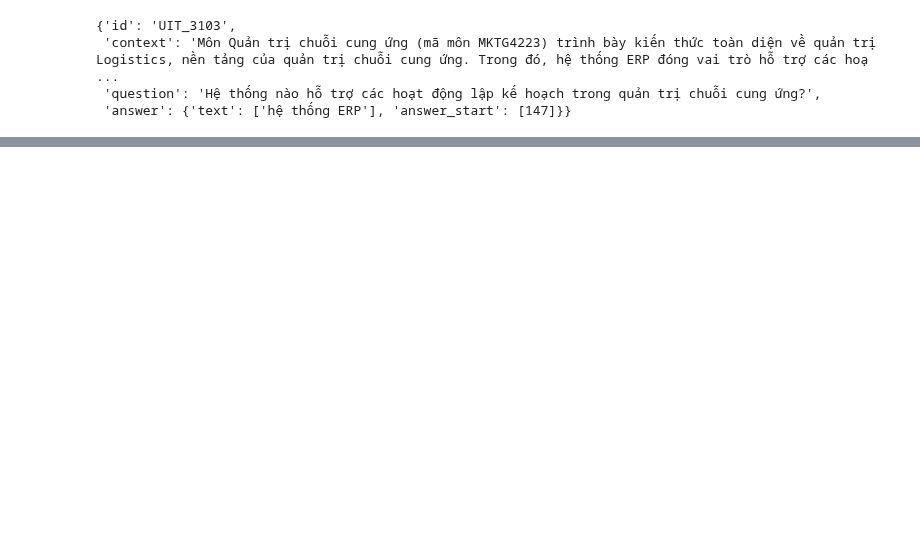
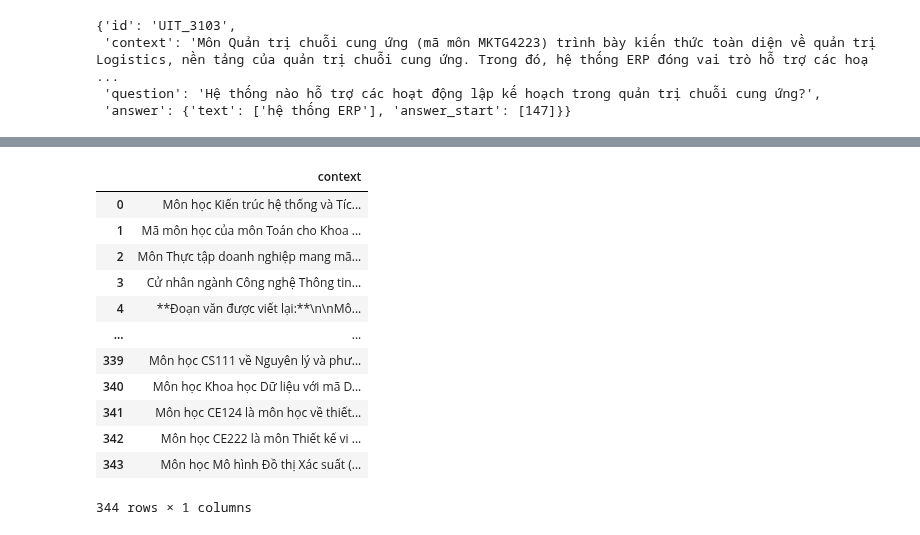
Before and after one commit to NBTailee/RAG_UIT_project, a Jupyter notebook: data_processing.ipynb, the cells around one changed output, grey strips where cells are left out. Drawn from its saved outputs; the diff is of its cells as text; code cells hidden in the pictures; blank space fills up the shorter version.

```diff
--- a/data_processing.ipynb
+++ b/data_processing.ipynb
@@ -23,0 +73,20 @@ idx
+# %%
+new_df = df[df.duplicated() == False].reset_index()
+# %%
+new_df.drop(columns=["index"], axis=1,inplace=True)
+# %%
+new_df
+# %% [output]
+|  | context |
+| 0 | Môn học Kiến trúc hệ thống và Tíc... |
+| 1 | Mã môn học của môn Toán cho Khoa ... |
+| 2 | Môn Thực tập doanh nghiệp mang mã... |
+| 3 | Cử nhân ngành Công nghệ Thông tin... |
+| 4 | **Đoạn văn được viết lại:**\n\nMô... |
+| ... | ... |
+| 339 | Môn học CS111 về Nguyên lý và phư... |
+| 340 | Môn học Khoa học Dữ liệu với mã D... |
+| 341 | Môn học CE124 là môn học về thiết... |
+| 342 | Môn học CE222 là môn Thiết kế vi ... |
+| 343 | Môn học Mô hình Đồ thị Xác suất (... |
+344 rows × 1 columns
```
Also changed, not shown: parts of 8 cells of this notebook, 1 other file.
